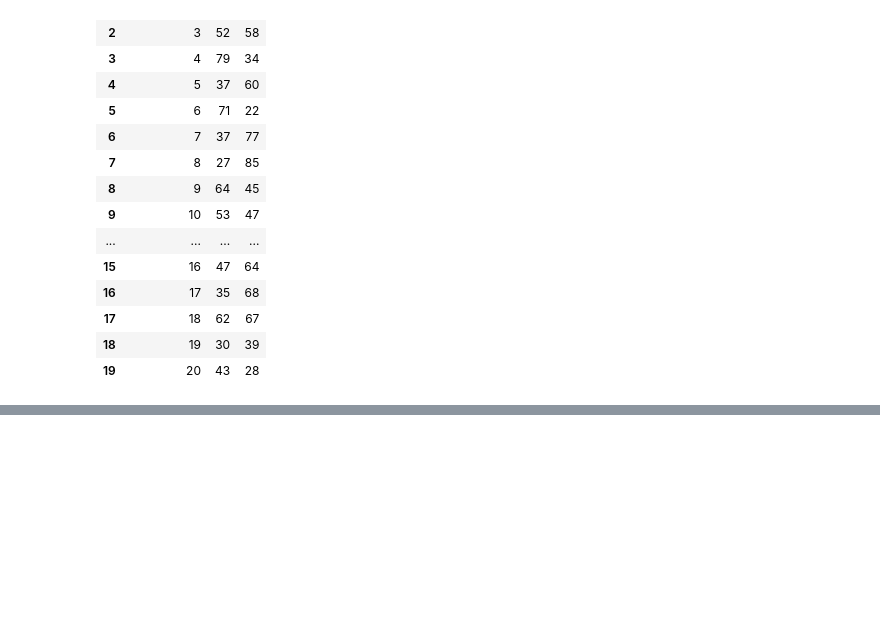
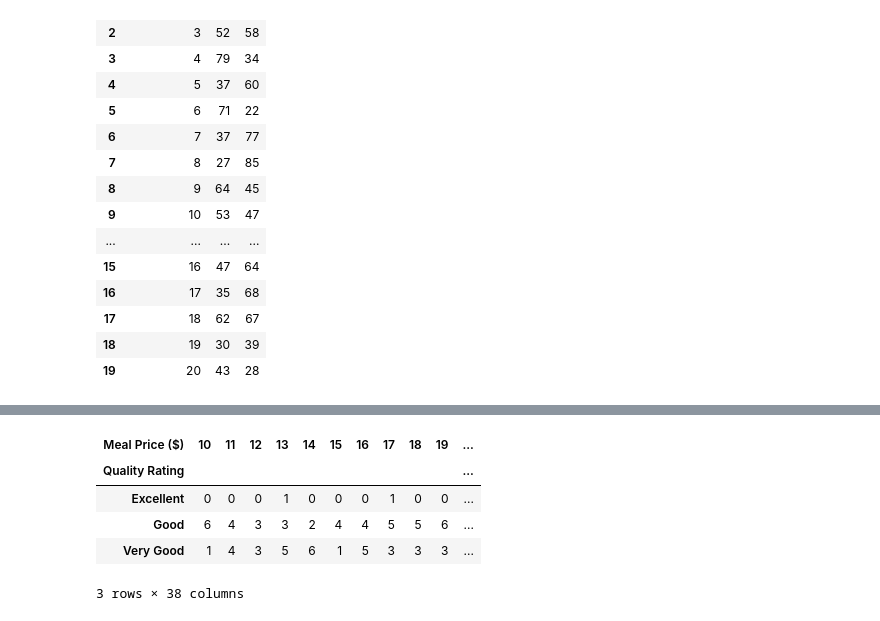
Before and after one commit to Infinity2013/ipython-notebook, a Jupyter notebook: statistics for business and economics/Chapter2.ipynb, the cells around one changed output, grey strips where cells are left out. Saved outputs shown, nothing was run; the diff lists cells and outputs as text; code cells hidden in the pictures; blank space fills up the shorter version.

```diff
--- a/statistics for business and economics/Chapter2.ipynb
+++ b/statistics for business and economics/Chapter2.ipynb
@@ -265,0 +264,3 @@ import nltk
+# %%
+df = pd.read_excel('data/2/Restaurant.xlsx')
+df.head()
@@ -265,0 +274,10 @@ import nltk
+# %%
+ct = pd.crosstab(df['Quality Rating'], df['Meal Price ($)'])
+ct
+# %% [output]
+| Meal Price ($) | 10 | 11 | 12 | 13 | 14 | 15 | 16 | 17 | 18 | 19 | ... |
+| Quality Rating |  |  |  |  |  |  |  |  |  |  | ... |
+| Excellent | 0 | 0 | 0 | 1 | 0 | 0 | 0 | 1 | 0 | 0 | ... |
+| Good | 6 | 4 | 3 | 3 | 2 | 4 | 4 | 5 | 5 | 6 | ... |
+| Very Good | 1 | 4 | 3 | 5 | 6 | 1 | 5 | 3 | 3 | 3 | ... |
+3 rows × 38 columns
```
Also changed, not shown: parts of 8 cells of this notebook, 7 other files.
